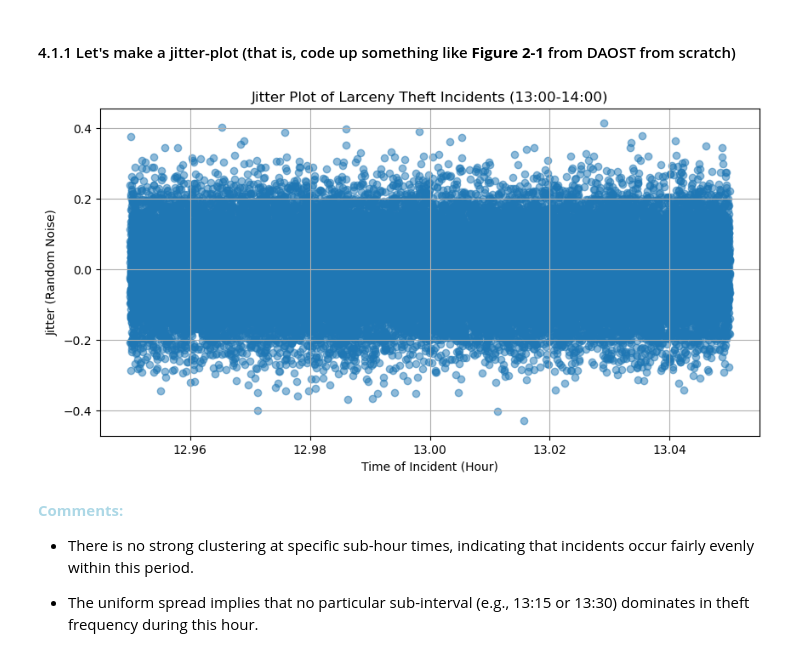
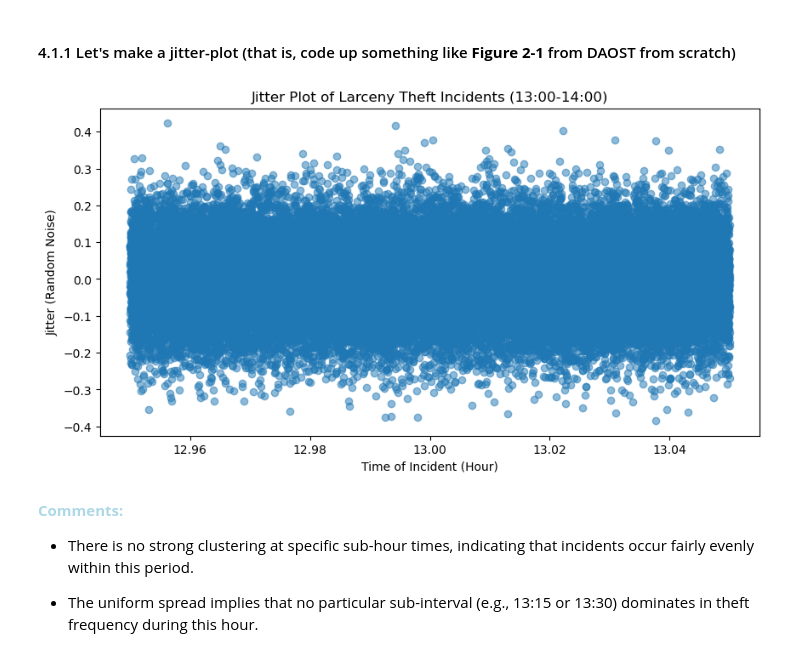
Before and after one commit to ThomasRoennebek/Social_data-analysis_and_visualization, a Jupyter notebook: Assignment 1/Assignment1_Solved.ipynb, the cells around one changed output. Saved outputs shown, nothing was run; the diff lists cells and outputs as text; code cells hidden in the pictures.

```diff
--- a/Assignment 1/Assignment1_Solved.ipynb
+++ b/Assignment 1/Assignment1_Solved.ipynb
@@ -315,30 +315,31 @@ df_exercise2 = sf_crime_data
 # %%
 crime_type = "Larceny Theft"
 df_filtered = df_exercise1[df_exercise1["Incident Category"] == crime_type].copy()
 
 # Use the preformatted "Incident Hour" column instead of reformatting "Incident Time"
 df_filtered = df_filtered.dropna(subset=["Incident Hour"])  # Ensure valid numeric values
 
 # Focus on incidents between 13:00 and 14:00
 df_hour = df_filtered[(df_filtered["Incident Hour"] >= 13) & (df_filtered["Incident Hour"] < 14)].copy()
 
 # Ensure we have data before plotting
 if df_hour.empty:
     print("No data found for Larceny Theft incidents between 13:00-14:00.")
 else:
     # Add jitter for better visibility
     df_hour["Jitter"] = np.random.normal(0, 0.1, size=len(df_hour))
 
     # Create jitter plot
     plt.figure(figsize=(10, 5))
     plt.scatter(df_hour["Incident Hour"] + np.random.uniform(-0.05, 0.05, len(df_hour)), df_hour["Jitter"], alpha=0.5)
     plt.xlabel("Time of Incident (Hour)")
     plt.ylabel("Jitter (Random Noise)")
     plt.title(f"Jitter Plot of {crime_type} Incidents (13:00-14:00)")
     plt.grid(True)
+    plt.grid(False)
     plt.show()
 # %% [output]
-[figure, old version]
+[figure, new version]
 # %% [markdown]
 <span style="color:lightblue; font-weight:bold;"> Comments:</span>
 
```
Also changed, not shown: parts of 13 cells of this notebook.
